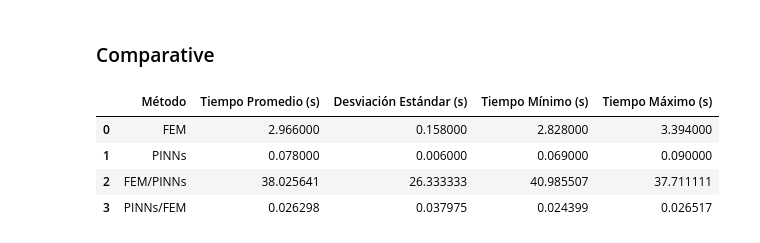
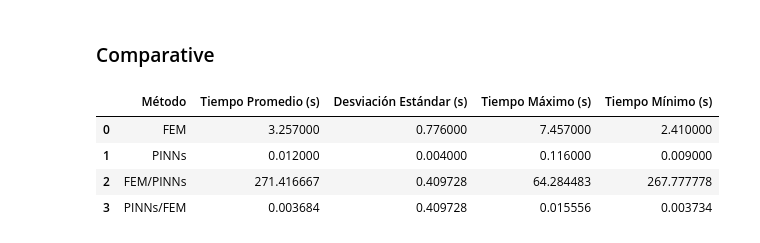
Before and after one commit to oscar-rincon/scattering-problem, a Jupyter notebook: main/analysis_scat_circ.ipynb, the cells around one changed output. Drawn from its saved outputs; the diff is of its cells as text; code cells hidden in the pictures.

Commit message:
Add training time logs and evaluation metrics; create Training_times.txt and EvaluationTimes.csv, remove tiempos.csv and errores.csv

```diff
--- a/main/analysis_scat_circ.ipynb
+++ b/main/analysis_scat_circ.ipynb
@@ -81,7 +84,8 @@ plot_fem_displacements(X, Y, uscn_amp_interp_fem, u_amp_fem, diff_u_amp_fem, usc
 # %%
 # Calculate and print the relative errors
 rel_error_uscn_amp_fem, rel_error_uscn_phase_fem, max_diff_uscn_amp_fem, min_diff_uscn_amp_fem, max_diff_u_phase_fem, min_diff_u_phase_fem = calculate_relative_errors(u_scn_exact, u_exact, diff_uscn_amp_fem, diff_u_scn_phase_fem, R_exact, r_i)
-print(f"Relative error in the scattered field (u_scn) amplitude: {rel_error_uscn_amp_fem:.2e}")
+mean_rel_error_fem = (rel_error_uscn_amp_fem + rel_error_uscn_phase_fem) / 2
+print(f"Relative error in the scattered field (u_scn) amplitude: {mean_rel_error_fem:.2e}")
 print(f"Relative error in the he scattered field (u_scn) phase: {rel_error_uscn_phase_fem:.2e}")
 print(f"Max diff in the scattered field (u_scn) amplitude: {max_diff_uscn_amp_fem:.2e}")
 print(f"Min diff in the scattered field (u_scn) amplitude: {min_diff_uscn_amp_fem:.2e}")
@@ -104,7 +108,7 @@ getdp_path = "/home/orincon/onelab-Linux64/getdp"
 command_args = "AcousticScattering/scattering.pro -solve Scattering -pos Wave -v2"
 
 # Number of runs to measure statistically
-num_runs = 10  # You can change this based on how many runs you want
+num_runs = 100  # You can change this based on how many runs you want
 
 # Example usage
 average_time_fem, std_dev_time_fem, min_time_fem, max_time_fem = measure_execution_time(getdp_path, command_args, num_runs)
@@ -161,7 +164,7 @@ plot_pinns_displacements(X, Y, u_sc_amp_pinns, u_amp_pinns, diff_uscn_amp_pinns,
 # %%
 # Calculate and print the relative errors
 rel_error_uscn_amp_pinns, rel_error_uscn_phase_pinns, max_diff_uscn_amp_pinns, min_diff_uscn_amp_pinns, max_diff_u_phase_pinns, min_diff_u_phase_pinns = calculate_relative_errors(u_scn_exact, u_exact, diff_uscn_amp_pinns, diff_u_scn_phase_pinns, R_exact, r_i)
-print(f"Relative error in the u_scn amp: {rel_error_uscn_amp_pinns:.2e}")
+mean_rel_error_pinns = (rel_error_uscn_amp_pinns + rel_error_uscn_phase_pinns) / 2
 print(f"Relative error in the u_scn phase: {rel_error_uscn_phase_pinns:.2e}")
 print(f"Max diff in the u_scn amp: {max_diff_uscn_amp_pinns:.2e}")
 print(f"Min diff in the u_scn amp: {min_diff_uscn_amp_pinns:.2e}")
@@ -177,10 +179,9 @@ Min diff in the u_scn phase: -8.36e-02
 # %% [markdown]
 #### Computation time
 # %%
-num_runs = 10
+num_runs = 1000
 average_time_pinns, std_dev_time_pinns, min_time_pinns, max_time_pinns = measure_model_time_pinns(model, l_se, r_i, k, n_grid, num_runs)
-print(f"Statistical Measurement of Execution Time (over {num_runs} runs):")
-print(f"Average Time: {average_time_pinns:.3f} seconds")
+print(f"Average Time: {average_time_pinns} seconds ± {std_dev_time_pinns} seconds")
 print(f"Standard Deviation: {std_dev_time_pinns:.3f} seconds")
 print(f"Minimum Time: {min_time_pinns:.3f} seconds")
 print(f"Maximum Time: {max_time_pinns:.3f} seconds")
@@ -199,46 +199,78 @@ Maximum Time: 0.282 seconds
 # %% [markdown]
 ### Comparative
 # %%
-# Crear un diccionario con los resultados
+import pandas as pd
+import numpy as np
+
+# Crear un diccionario con los resultados de los tiempos
 resultados_tiempos = {
     'Método': ['FEM', 'PINNs', 'FEM/PINNs', 'PINNs/FEM'],
     'Tiempo Promedio (s)': [average_time_fem, average_time_pinns, average_time_fem / average_time_pinns, average_time_pinns / average_time_fem],
-    'Desviación Estándar (s)': [std_dev_time_fem, std_dev_time_pinns, std_dev_time_fem / std_dev_time_pinns, std_dev_time_pinns / std_dev_time_fem],
-    'Tiempo Mínimo (s)': [min_time_fem, min_time_pinns, min_time_fem / min_time_pinns, min_time_pinns / min_time_fem],
-    'Tiempo Máximo (s)': [max_time_fem, max_time_pinns, max_time_fem / max_time_pinns, max_time_pinns / max_time_fem]
+    'Desviación Estándar (s)': [
+        std_dev_time_fem,
+        std_dev_time_pinns,
+        np.sqrt((std_dev_time_fem / average_time_fem)**2 + (std_dev_time_pinns / average_time_pinns)**2),
+        np.sqrt((std_dev_time_pinns / average_time_pinns)**2 + (std_dev_time_fem / average_time_fem)**2)
+    ],
+    'Tiempo Máximo (s)': [max_time_fem, max_time_pinns, max_time_fem / max_time_pinns, max_time_pinns / max_time_fem],
+    'Tiempo Mínimo (s)': [min_time_fem, min_time_pinns, min_time_fem / min_time_pinns, min_time_pinns / min_time_fem]
 }
 
-# Crear un DataFrame de pandas
+# Crear un DataFrame de pandas para los tiempos
 df_resultados_tiempos = pd.DataFrame(resultados_tiempos)
 
 # Guardar el DataFrame en un archivo CSV con tres decimales
-df_resultados_tiempos.to_csv('tiempos.csv', index=False, float_format='%.3f')
+df_resultados_tiempos.to_csv('datos/EvaluationTimes.csv', index=False, float_format='%.3f')
 
 # Crear un diccionario con los resultados de errores relativos
 resultados_errores = {
     'Método': ['FEM', 'PINNs', 'FEM/PINNs', 'PINNs/FEM'],
-    'Error Relativo u_scn (Amp)': [rel_error_uscn_amp_fem, rel_error_uscn_amp_pinns, rel_error_uscn_amp_fem / rel_error_uscn_amp_pinns, rel_error_uscn_amp_pinns / rel_error_uscn_amp_fem],
-    'Error Relativo u (Phase)': [rel_error_uscn_phase_fem, rel_error_uscn_phase_pinns, rel_error_uscn_phase_fem / rel_error_uscn_phase_pinns, rel_error_uscn_phase_pinns / rel_error_uscn_phase_fem],
-    'Max Diff u_scn (Amp)': [max_diff_uscn_amp_fem, max_diff_uscn_amp_pinns, max_diff_uscn_amp_fem / max_diff_uscn_amp_pinns, max_diff_uscn_amp_pinns / max_diff_uscn_amp_fem],
-    'Min Diff u_scn (Amp)': [min_diff_uscn_amp_fem, min_diff_uscn_amp_pinns, min_diff_uscn_amp_fem / min_diff_uscn_amp_pinns, min_diff_uscn_amp_pinns / min_diff_uscn_amp_fem],
-    'Max Diff u_scn (Phase)': [max_diff_u_phase_fem, max_diff_u_phase_pinns, max_diff_u_phase_fem / max_diff_u_phase_pinns, max_diff_u_phase_pinns / max_diff_u_phase_fem],
-    'Min Diff u_scn (Phase)': [min_diff_u_phase_fem, min_diff_u_phase_pinns, min_diff_u_phase_fem / min_diff_u_phase_pinns, min_diff_u_phase_pinns / min_diff_u_phase_fem]
+    'Error Relativo u_scn': [
+        mean_rel_error_fem,
+        mean_rel_error_pinns,
+        mean_rel_error_fem / mean_rel_error_pinns,
+        mean_rel_error_pinns / mean_rel_error_fem
+    ],
+    'Max Diff u_scn (Amp)': [
+        max_diff_uscn_amp_fem,
+        max_diff_uscn_amp_pinns,
+        max_diff_uscn_amp_fem / max_diff_uscn_amp_pinns,
+        max_diff_uscn_amp_pinns / max_diff_uscn_amp_fem
+    ],
+    'Min Diff u_scn (Amp)': [
+        min_diff_uscn_amp_fem,
+        min_diff_uscn_amp_pinns,
+        min_diff_uscn_amp_fem / min_diff_uscn_amp_pinns,
+        min_diff_uscn_amp_pinns / min_diff_uscn_amp_fem
+    ],
+    'Max Diff u_scn (Phase)': [
+        max_diff_u_phase_fem,
+        max_diff_u_phase_pinns,
+        max_diff_u_phase_fem / max_diff_u_phase_pinns,
+        max_diff_u_phase_pinns / max_diff_u_phase_fem
+    ],
+    'Min Diff u_scn (Phase)': [
+        min_diff_u_phase_fem,
+        min_diff_u_phase_pinns,
+        min_diff_u_phase_fem / min_diff_u_phase_pinns,
+        min_diff_u_phase_pinns / min_diff_u_phase_fem
+    ]
 }
 
-# Crear un DataFrame de pandas
+# Crear un DataFrame de pandas para los errores
 df_errores = pd.DataFrame(resultados_errores)
 
 # Guardar el DataFrame en un archivo CSV con notación científica
-df_errores.to_csv('datos/errores.csv', index=False, float_format='%.3e')
+df_errores.to_csv('datos/Accuracy.csv', index=False, float_format='%.2e')
 
-# Imprimir los DataFrames
+# Imprimir los DataFrames para ver los resultados
 df_resultados_tiempos
 # %% [output]
-|  | Método | Tiempo Promedio (s) | Desviación Estándar (s) | Tiempo Mínimo (s) | Tiempo Máximo (s) |
-| 0 | FEM | 2.966000 | 0.158000 | 2.828000 | 3.394000 |
-| 1 | PINNs | 0.078000 | 0.006000 | 0.069000 | 0.090000 |
-| 2 | FEM/PINNs | 38.025641 | 26.333333 | 40.985507 | 37.711111 |
-| 3 | PINNs/FEM | 0.026298 | 0.037975 | 0.024399 | 0.026517 |
+|  | Método | Tiempo Promedio (s) | Desviación Estándar (s) | Tiempo Máximo (s) | Tiempo Mínimo (s) |
+| 0 | FEM | 3.257000 | 0.776000 | 7.457000 | 2.410000 |
+| 1 | PINNs | 0.012000 | 0.004000 | 0.116000 | 0.009000 |
+| 2 | FEM/PINNs | 271.416667 | 0.409728 | 64.284483 | 267.777778 |
+| 3 | PINNs/FEM | 0.003684 | 0.409728 | 0.015556 | 0.003734 |
 # %%
 df_errores
 # %% [output]
```
Also changed, not shown: parts of 10 cells of this notebook, 14 other files.
